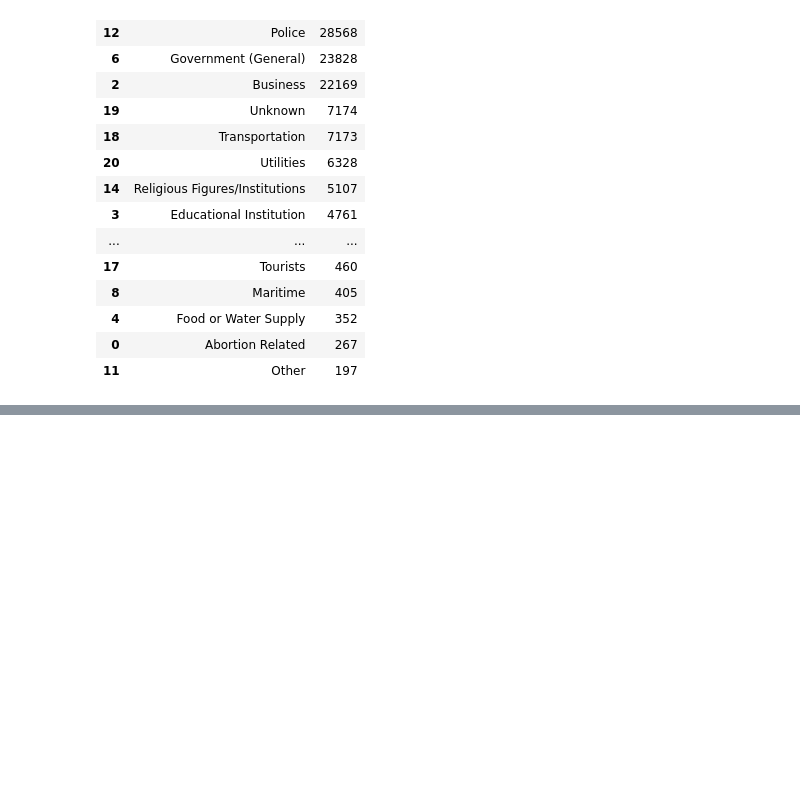
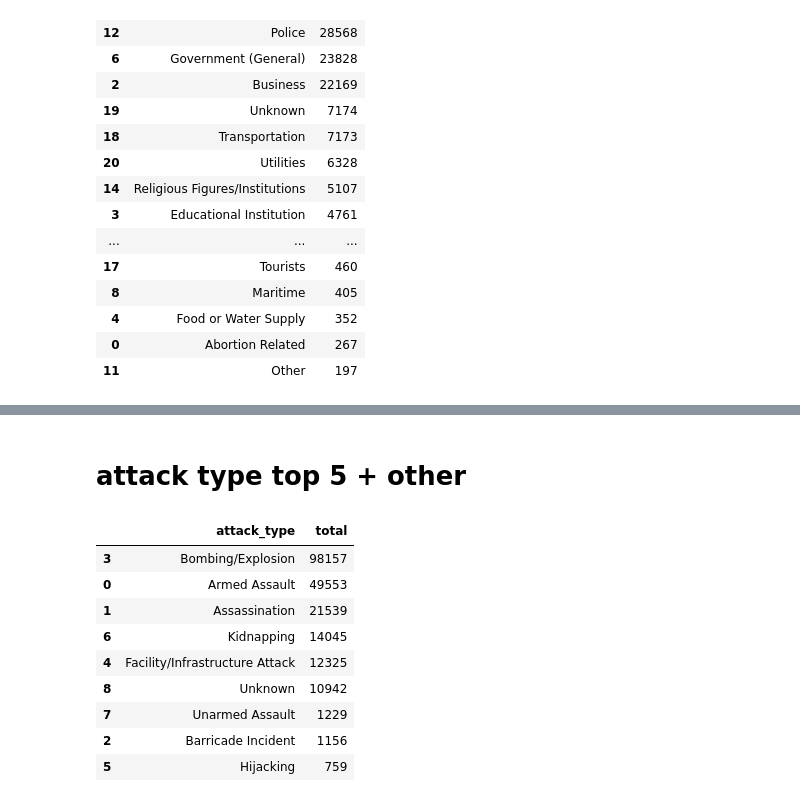
Before and after one commit to thanh309/dashboard-global-terrorism, a Jupyter notebook: code/pie_chart.ipynb, the cells around one changed output, grey strips where cells are left out. Saved outputs shown, nothing was run; the diff lists cells and outputs as text; code cells hidden in the pictures; blank space fills up the shorter version.

```diff
--- a/code/pie_chart.ipynb
+++ b/code/pie_chart.ipynb
@@ -49,0 +85,19 @@ fig.show()
+# %% [markdown]
+# attack type top 5 + other
+# %%
+attack_type = data.groupby('attack_type')['attack_type'].count()
+att_type_df = pd.DataFrame({'attack_type': attack_type.index,
+                           'total': attack_type.values})
+att_type_df = att_type_df.sort_values(by='total', ascending=False)
+att_type_df
+# %% [output]
+|  | attack_type | total |
+| 3 | Bombing/Explosion | 98157 |
+| 0 | Armed Assault | 49553 |
+| 1 | Assassination | 21539 |
+| 6 | Kidnapping | 14045 |
+| 4 | Facility/Infrastructure Attack | 12325 |
+| 8 | Unknown | 10942 |
+| 7 | Unarmed Assault | 1229 |
+| 2 | Barricade Incident | 1156 |
+| 5 | Hijacking | 759 |
```
Also changed, not shown: parts of 5 cells of this notebook.
